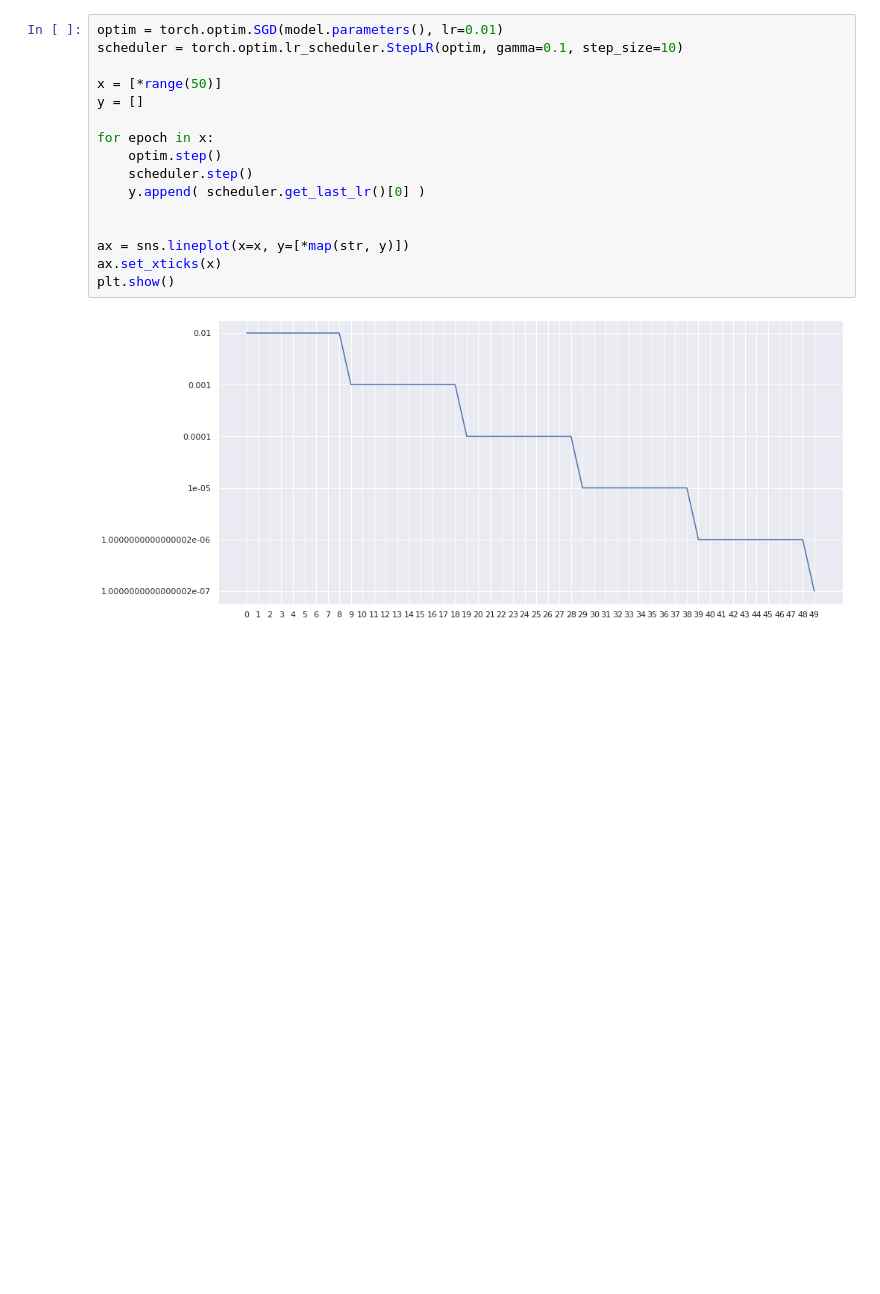
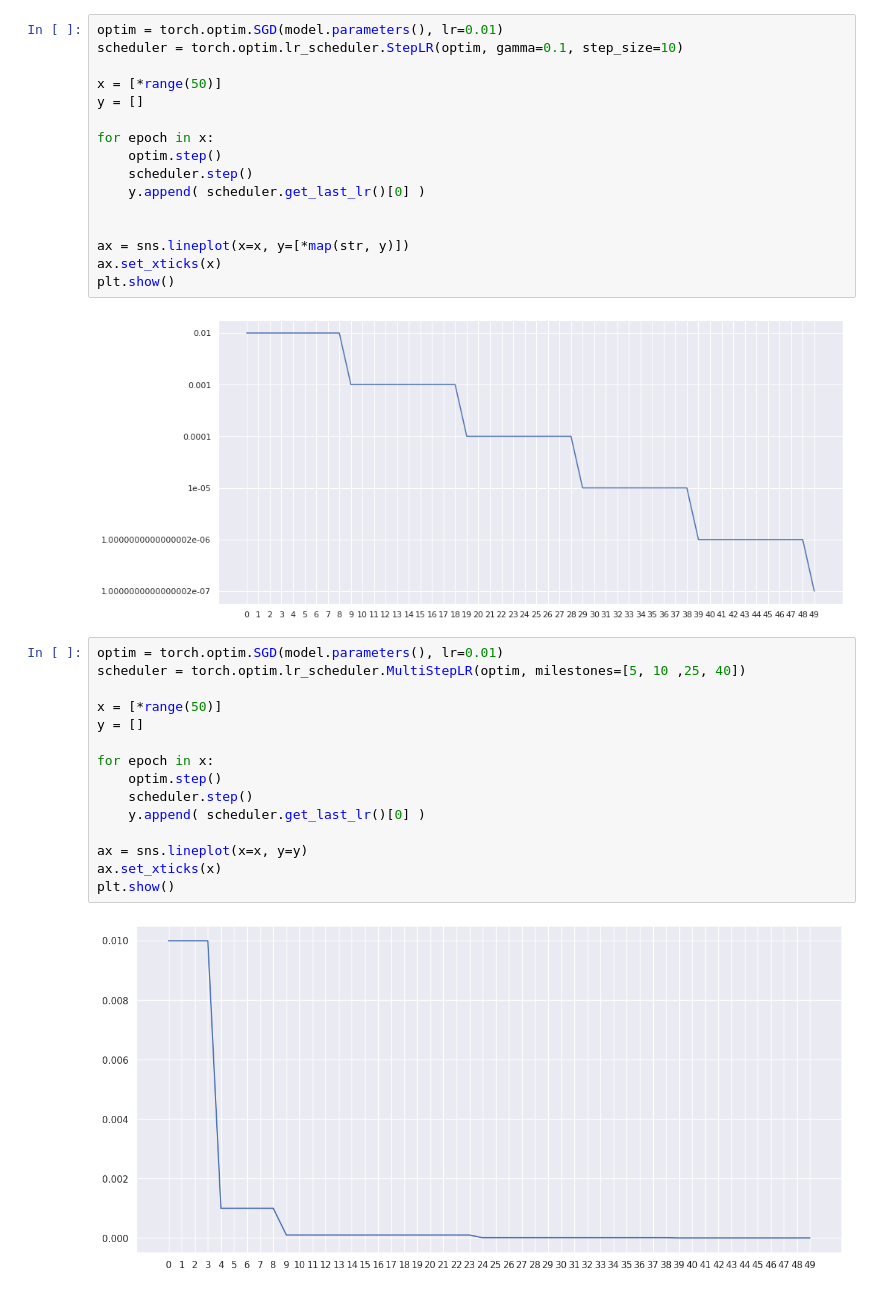
Before and after one commit to ahmadhatahet/runtime-monitoring, a Jupyter notebook: exploring-packages/lr_schedulers.ipynb, the cells around one changed output. Cells and saved outputs as stored; diff of their text form; blank space fills up the shorter version.

Commit message:
add MultiStepLR

```diff
--- a/exploring-packages/lr_schedulers.ipynb
+++ b/exploring-packages/lr_schedulers.ipynb
@@ -93,3 +93,20 @@ ax.set_xticks(x)
 plt.show()
 # %% [output]
 [figure]
+# %%
+optim = torch.optim.SGD(model.parameters(), lr=0.01)
+scheduler = torch.optim.lr_scheduler.MultiStepLR(optim, milestones=[5, 10 ,25, 40])
+
+x = [*range(50)]
+y = []
+
+for epoch in x:
+    optim.step()
+    scheduler.step()
+    y.append( scheduler.get_last_lr()[0] )
+
+ax = sns.lineplot(x=x, y=y)
+ax.set_xticks(x)
+plt.show()
+# %% [output]
+[figure, added]
```
